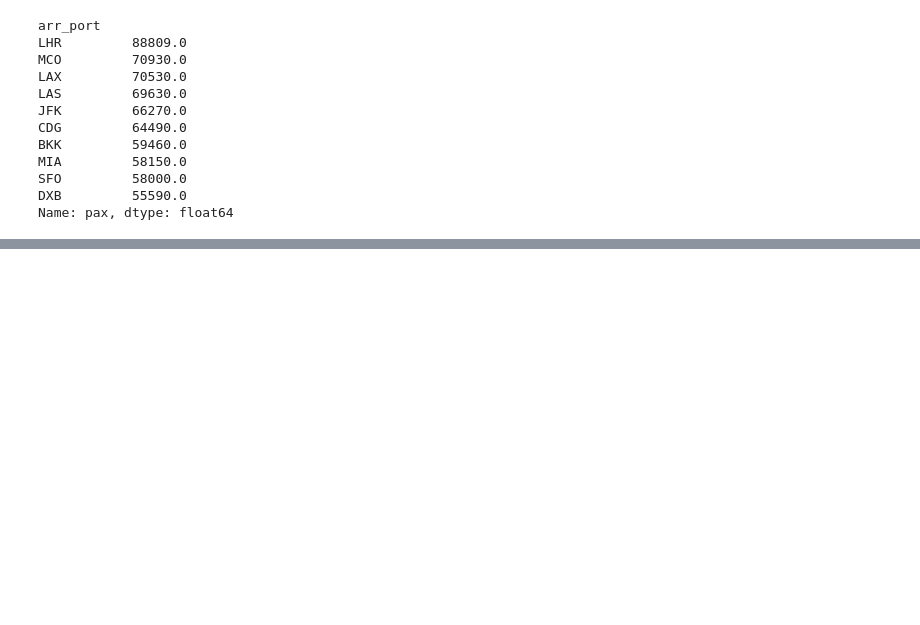
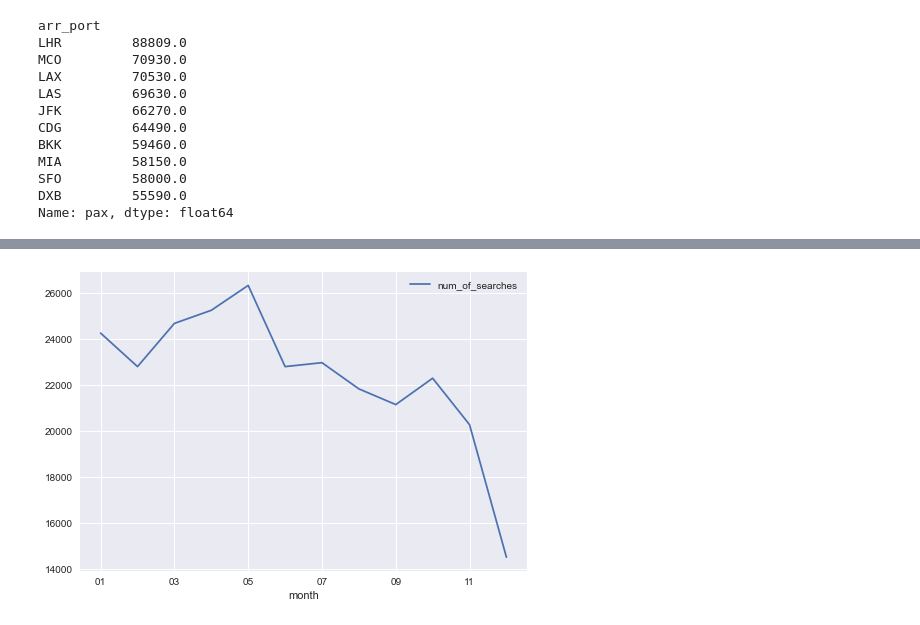
Before and after one commit to deividvalerius/K-School-Challenge, a Jupyter notebook: DS Challenge.ipynb, the cells around one changed output, grey strips where cells are left out. Saved outputs shown, nothing was run; the diff lists cells and outputs as text; code cells hidden in the pictures; blank space fills up the shorter version.

```diff
--- a/DS Challenge.ipynb
+++ b/DS Challenge.ipynb
@@ -64,0 +97,7 @@ Name: pax, dtype: float64
+# %%
+searches['month'] = searches.Date.apply(lambda x: x[5:7])
+# %%
+MAD = searches[searches.Destination == 'MAD'].groupby('month').Destination.count()
+MAD = MAD.to_frame().reset_index()
+MAD = MAD.rename(columns = {'Destination': 'num_of_searches'})
+print(MAD)
@@ -64,0 +156,8 @@ Name: pax, dtype: float64
+# %%
+import matplotlib.pyplot as plt
+plt.style.use('seaborn')
+
+MAD.plot(x ='month', y='num_of_searches')
+plt.show()
+# %% [output]
+[figure, added]
```
Also changed, not shown: parts of 8 cells of this notebook.
